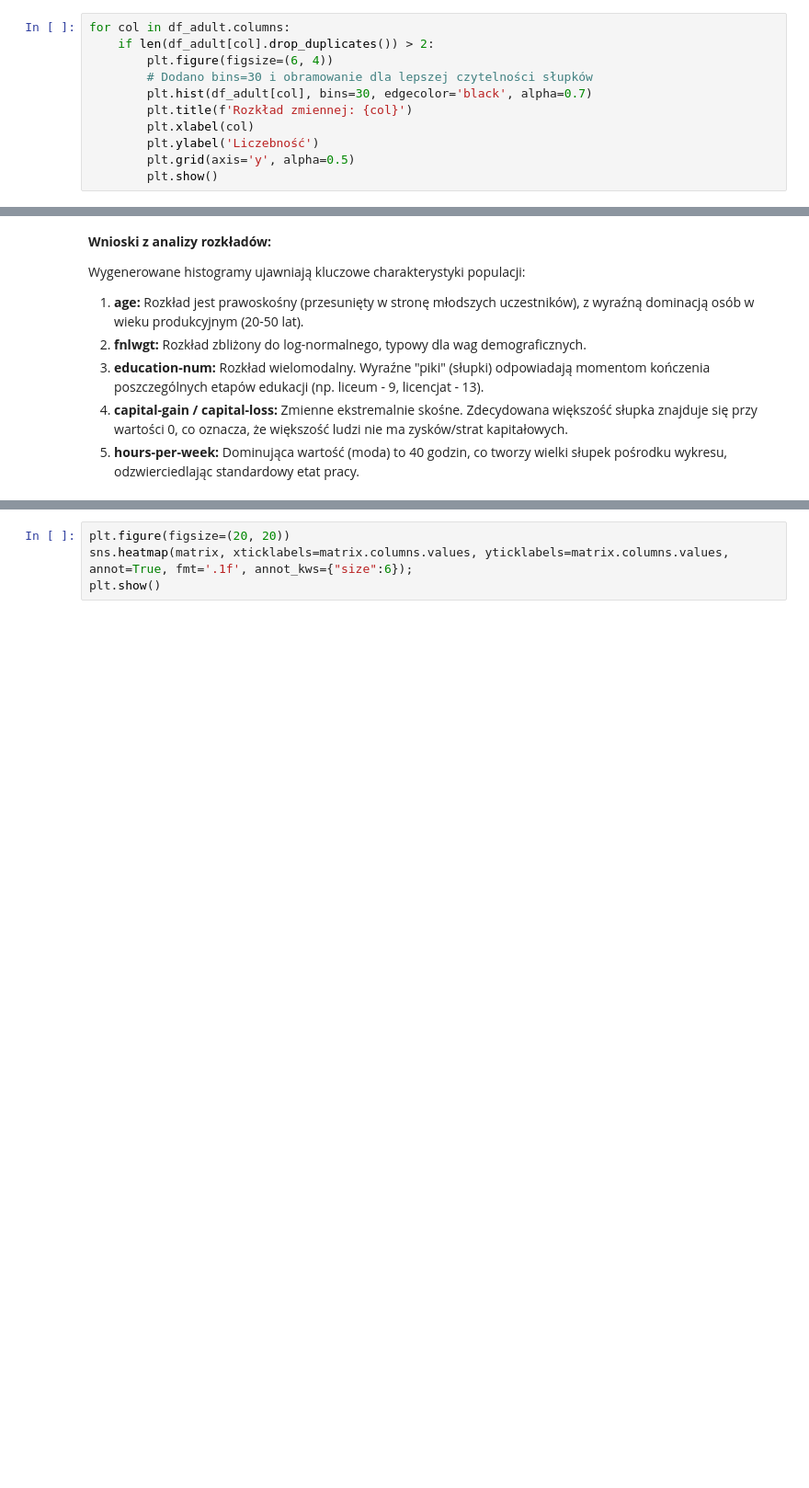
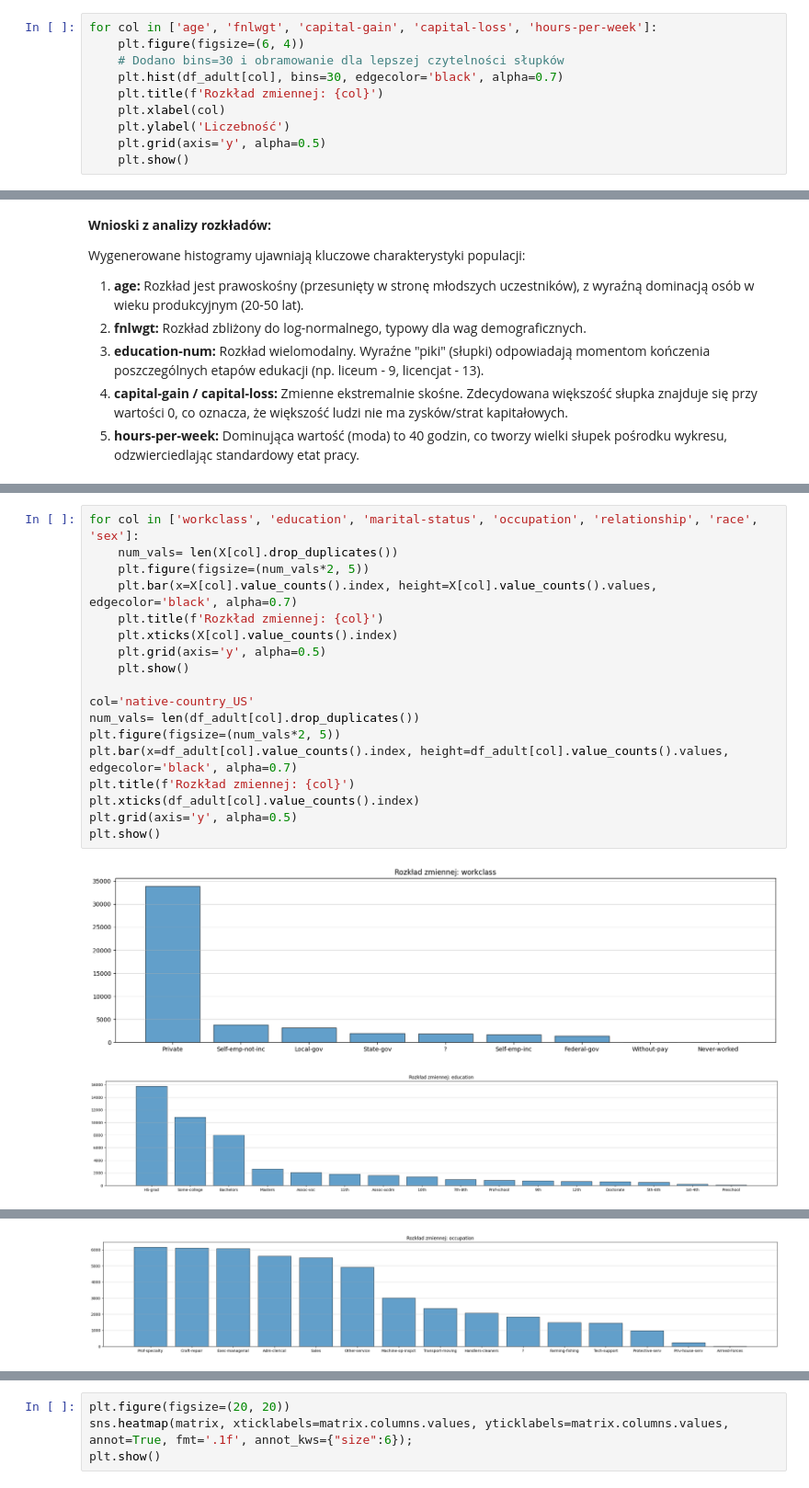
Before and after one commit to hoanganhlinh/SRD-projekt, a Jupyter notebook: adult-classification.ipynb, the cells around one changed output, grey strips where cells are left out. Shown at 92% size. Drawn from its saved outputs; the diff is of its cells as text; blank space fills up the shorter version.

```diff
--- a/adult-classification.ipynb
+++ b/adult-classification.ipynb
@@ -529,16 +532,15 @@ W tej sekcji przeprowadzono analizę statystyczną i wizualną przetworzonych da
 #### 4.1. Rozkłady zmiennych numerycznych
 W pierwszej kolejności przeanalizowano rozkłady zmiennych ciągłych i porządkowych. Z analizy wyłączono zmienne binarne (posiadające tylko 2 wartości), skupiając się na cechach o większej różnorodności wartości.
 # %%
-for col in df_adult.columns:
-    if len(df_adult[col].drop_duplicates()) > 2:
-        plt.figure(figsize=(6, 4))
-        # Dodano bins=30 i obramowanie dla lepszej czytelności słupków
-        plt.hist(df_adult[col], bins=30, edgecolor='black', alpha=0.7)
-        plt.title(f'Rozkład zmiennej: {col}')
-        plt.xlabel(col)
-        plt.ylabel('Liczebność')
-        plt.grid(axis='y', alpha=0.5)
-        plt.show()
+for col in ['age', 'fnlwgt', 'capital-gain', 'capital-loss', 'hours-per-week']:
+    plt.figure(figsize=(6, 4))
+    # Dodano bins=30 i obramowanie dla lepszej czytelności słupków
+    plt.hist(df_adult[col], bins=30, edgecolor='black', alpha=0.7)
+    plt.title(f'Rozkład zmiennej: {col}')
+    plt.xlabel(col)
+    plt.ylabel('Liczebność')
+    plt.grid(axis='y', alpha=0.5)
+    plt.show()
 # %% [output]
 [figure]
 [figure]
@@ -557,0 +562,21 @@ Wygenerowane histogramy ujawniają kluczowe charakterystyki populacji:
+# %%
+for col in ['workclass', 'education', 'marital-status', 'occupation', 'relationship', 'race', 'sex']:
+    num_vals= len(X[col].drop_duplicates())
+    plt.figure(figsize=(num_vals*2, 5))
+    plt.bar(x=X[col].value_counts().index, height=X[col].value_counts().values, edgecolor='black', alpha=0.7)
+    plt.title(f'Rozkład zmiennej: {col}')
+    plt.xticks(X[col].value_counts().index)
+    plt.grid(axis='y', alpha=0.5)
+    plt.show()
+
+col='native-country_US'
+num_vals= len(df_adult[col].drop_duplicates())
+plt.figure(figsize=(num_vals*2, 5))
+plt.bar(x=df_adult[col].value_counts().index, height=df_adult[col].value_counts().values, edgecolor='black', alpha=0.7)
+plt.title(f'Rozkład zmiennej: {col}')
+plt.xticks(df_adult[col].value_counts().index)
+plt.grid(axis='y', alpha=0.5)
+plt.show()
+# %% [output]
+[figure, added]
+[figure, added]
@@ -557,0 +584 @@ Wygenerowane histogramy ujawniają kluczowe charakterystyki populacji:
+[figure, added]
```
Also changed, not shown: parts of 36 cells of this notebook.
